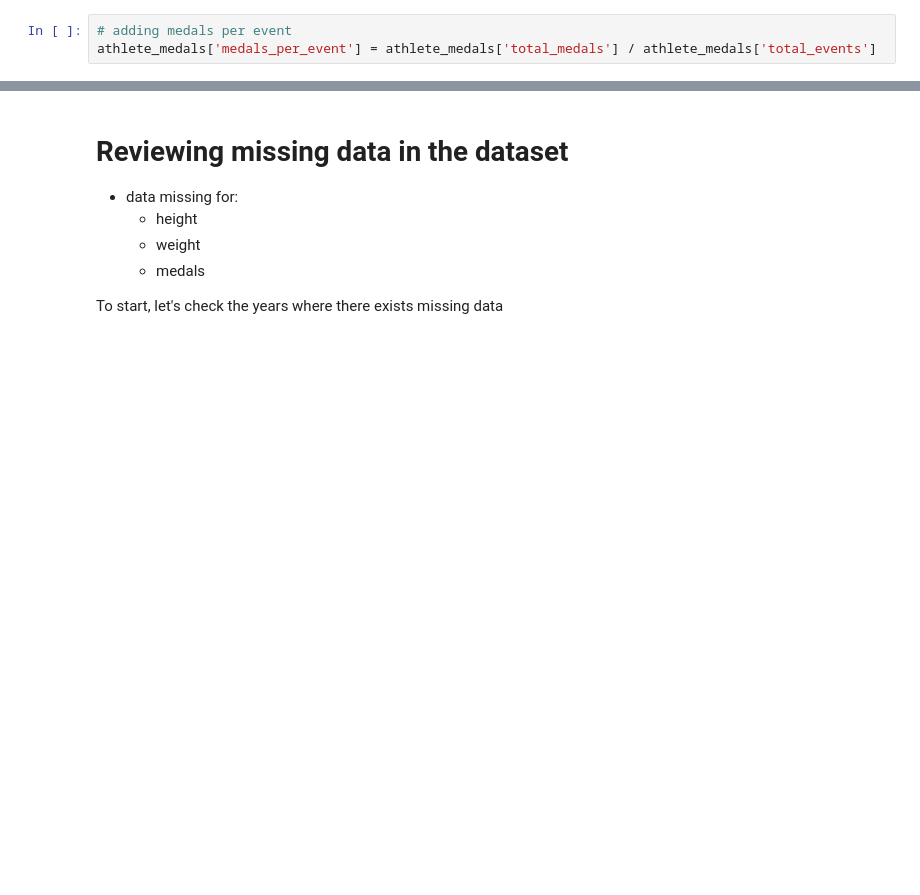
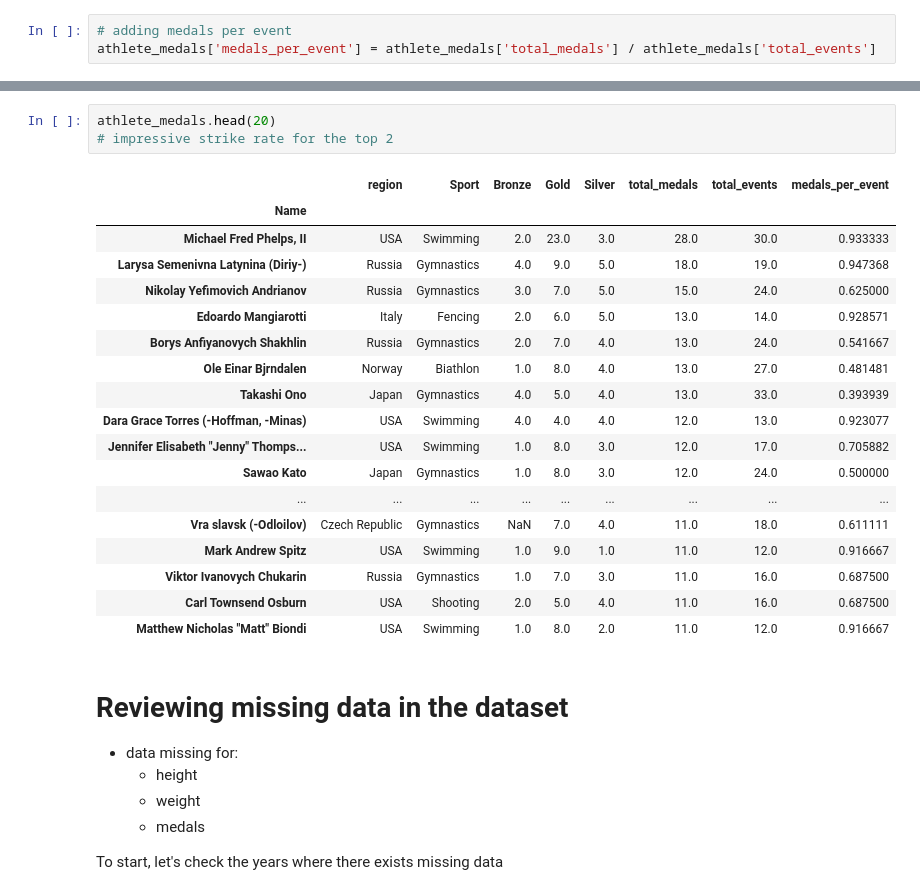
Before and after one commit to yasirdin/kaggle-olympic, a Jupyter notebook: data_exploration_v1.ipynb, the cells around one changed output, grey strips where cells are left out. Drawn from its saved outputs; the diff is of its cells as text; blank space fills up the shorter version.

```diff
--- a/data_exploration_v1.ipynb
+++ b/data_exploration_v1.ipynb
@@ -425,3 +403,25 @@ athlete_medals
+# %%
+athlete_medals.head(20)
+# impressive strike rate for the top 2
+# %% [output]
+|  | region | Sport | Bronze | Gold | Silver | total_medals | total_events | medals_per_event |
+| Name |  |  |  |  |  |  |  |  |
+| Michael Fred Phelps, II | USA | Swimming | 2.0 | 23.0 | 3.0 | 28.0 | 30.0 | 0.933333 |
+| Larysa Semenivna Latynina (Diriy-) | Russia | Gymnastics | 4.0 | 9.0 | 5.0 | 18.0 | 19.0 | 0.947368 |
+| Nikolay Yefimovich Andrianov | Russia | Gymnastics | 3.0 | 7.0 | 5.0 | 15.0 | 24.0 | 0.625000 |
+| Edoardo Mangiarotti | Italy | Fencing | 2.0 | 6.0 | 5.0 | 13.0 | 14.0 | 0.928571 |
+| Borys Anfiyanovych Shakhlin | Russia | Gymnastics | 2.0 | 7.0 | 4.0 | 13.0 | 24.0 | 0.541667 |
+| Ole Einar Bjrndalen | Norway | Biathlon | 1.0 | 8.0 | 4.0 | 13.0 | 27.0 | 0.481481 |
+| Takashi Ono | Japan | Gymnastics | 4.0 | 5.0 | 4.0 | 13.0 | 33.0 | 0.393939 |
+| Dara Grace Torres (-Hoffman, -Minas) | USA | Swimming | 4.0 | 4.0 | 4.0 | 12.0 | 13.0 | 0.923077 |
+| Jennifer Elisabeth "Jenny" Thomps... | USA | Swimming | 1.0 | 8.0 | 3.0 | 12.0 | 17.0 | 0.705882 |
+| Sawao Kato | Japan | Gymnastics | 1.0 | 8.0 | 3.0 | 12.0 | 24.0 | 0.500000 |
+| ... | ... | ... | ... | ... | ... | ... | ... | ... |
+| Vra slavsk (-Odloilov) | Czech Republic | Gymnastics | NaN | 7.0 | 4.0 | 11.0 | 18.0 | 0.611111 |
+| Mark Andrew Spitz | USA | Swimming | 1.0 | 9.0 | 1.0 | 11.0 | 12.0 | 0.916667 |
+| Viktor Ivanovych Chukarin | Russia | Gymnastics | 1.0 | 7.0 | 3.0 | 11.0 | 16.0 | 0.687500 |
+| Carl Townsend Osburn | USA | Shooting | 2.0 | 5.0 | 4.0 | 11.0 | 16.0 | 0.687500 |
+| Matthew Nicholas "Matt" Biondi | USA | Swimming | 1.0 | 8.0 | 2.0 | 11.0 | 12.0 | 0.916667 |
 # %% [markdown]
 # Reviewing missing data in the dataset
 * data missing for:
```
Also changed, not shown: parts of 5 cells of this notebook, 2 other files.
